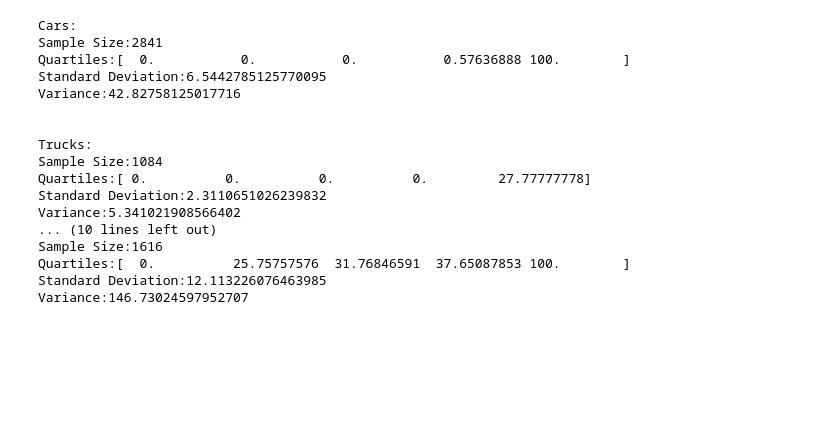
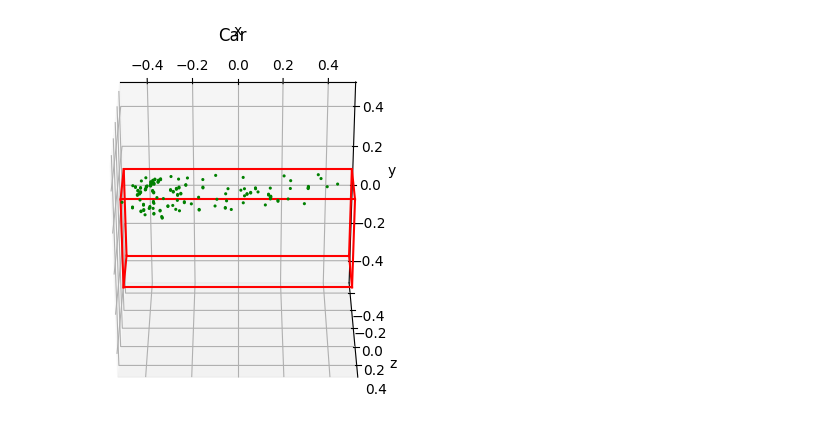
Before and after one commit to nreis011/COPOD, a Jupyter notebook: KITTI/visualize.ipynb, the cells around one changed output. Saved outputs shown, nothing was run; the diff lists cells and outputs as text; code cells hidden in the pictures; blank space fills up the shorter version.

```diff
--- a/KITTI/visualize.ipynb
+++ b/KITTI/visualize.ipynb
@@ -347,49 +0,0 @@ plt.show()
-# %%
-print("Cars:")
-print("Sample Size:" + str(len(cars)))
-print("Quartiles:" + str(np.percentile(cars, [0, 25, 50, 75, 100])))
-print("Standard Deviation:" + str(np.std(cars)))
-print("Variance:" + str(np.var(cars)))
-
-print("\n")
-
-print("Trucks:")
-print("Sample Size:" + str(len(truck)))
-print("Quartiles:" + str(np.percentile(truck, [0, 25, 50, 75, 100])))
-print("Standard Deviation:" + str(np.std(truck)))
-print("Variance:" + str(np.var(truck)))
-
-print("\n")
-
-
-print("Pedestrians:")
-print("Sample Size:" + str(len(pedestrian)))
-print("Quartiles:" + str(np.percentile(pedestrian, [0, 25, 50, 75, 100])))
-print("Standard Deviation:" + str(np.std(pedestrian)))
-print("Variance:" + str(np.var(pedestrian)))
-
-print("\n")
-
-print("Cyclists:")
-print("Sample Size:" + str(len(cyclist)))
-print("Quartiles:" + str(np.percentile(cyclist, [0, 25, 50, 75, 100])))
-print("Standard Deviation:" + str(np.std(cyclist)))
-print("Variance:" + str(np.var(cyclist)))
-# %% [output]
-Cars:
-Sample Size:2841
-Quartiles:[  0.           0.           0.           0.57636888 100.        ]
-Standard Deviation:6.5442785125770095
-Variance:42.82758125017716
-
-
-Trucks:
-Sample Size:1084
-Quartiles:[ 0.          0.          0.          0.         27.77777778]
-Standard Deviation:2.3110651026239832
-Variance:5.341021908566402
-... (10 lines left out)
-Sample Size:1616
-Quartiles:[  0.          25.75757576  31.76846591  37.65087853 100.        ]
-Standard Deviation:12.113226076463985
-Variance:146.73024597952707
@@ -398,0 +42,26 @@ plt.imshow(img)
+# %%
+#%matplotlib widget
+
+fig = plt.figure()
+ax = fig.add_subplot(111, projection='3d')
+
+idx = 769
+pts = glob.glob("extract/out_pts/1/"+str(idx)+"[.]*[_]*[.]*[.]npy")[0]
+bbox = glob.glob("extract/out_boxes/1/"+str(idx)+"[.]*[_]*[.]*[.]npy")[0]
+
+pts = np.load(pts).reshape(-1, 3)
+bbox = np.load(bbox).reshape(-1, 7)
+corners3d = utils.boxes_to_corners_3d(bbox)
+
+ax.scatter(pts[:, 0], pts[:, 1], pts[:, 2], s=5, c='g', lw=0, alpha=1)
+visualize_3d_boxes(corners3d, ax)
+
+visual_right_scale(corners3d.reshape(-1, 3), ax)
+ax.title.set_text("Car")
+ax.view_init(elev=120., azim=-90)
+ax.set_xlabel('x')
+ax.set_ylabel('y')
+ax.set_zlabel('z')
+plt.show()
+# %% [output]
+[figure, added]
```
Also changed, not shown: parts of 13 cells of this notebook, 12 other files.
